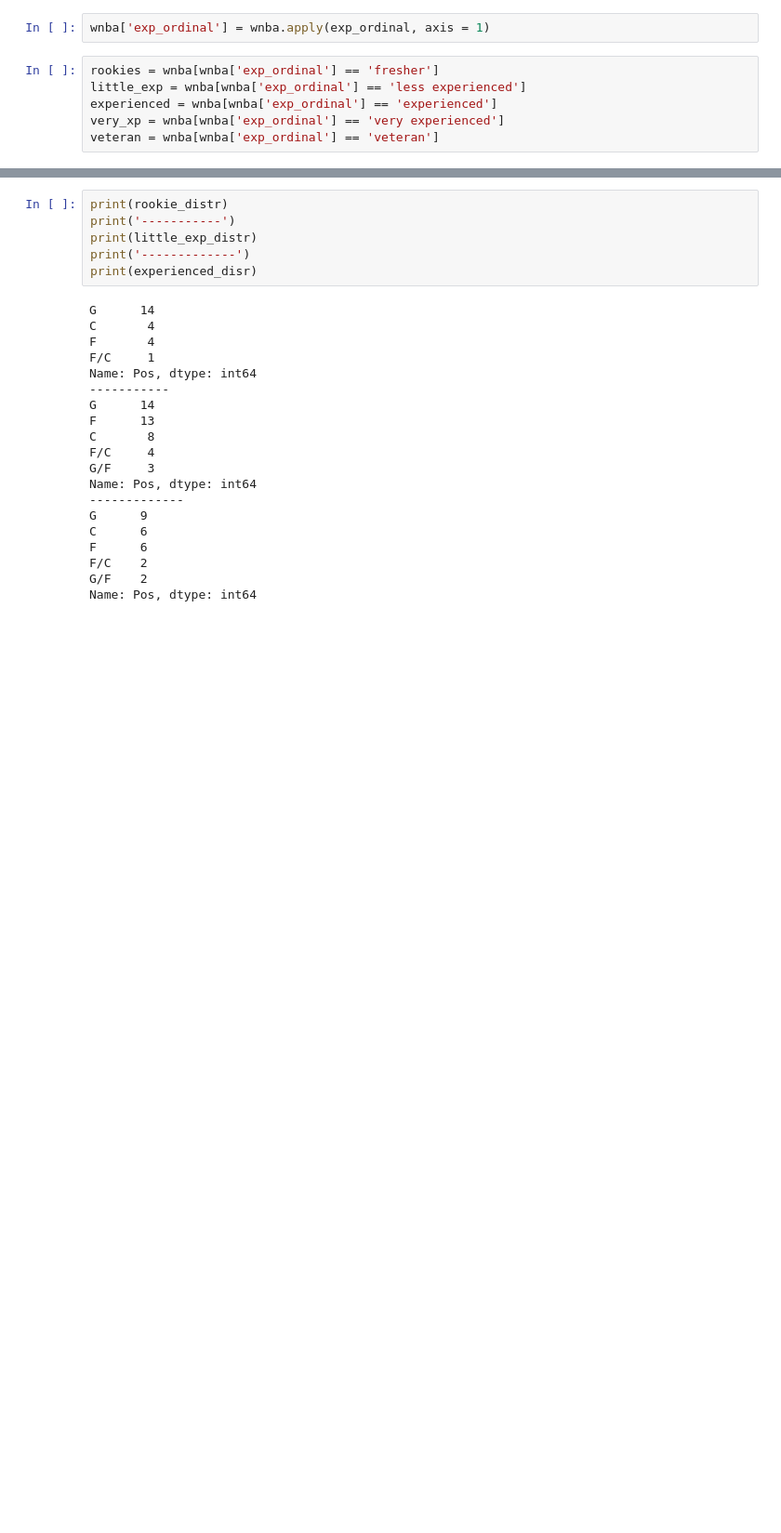
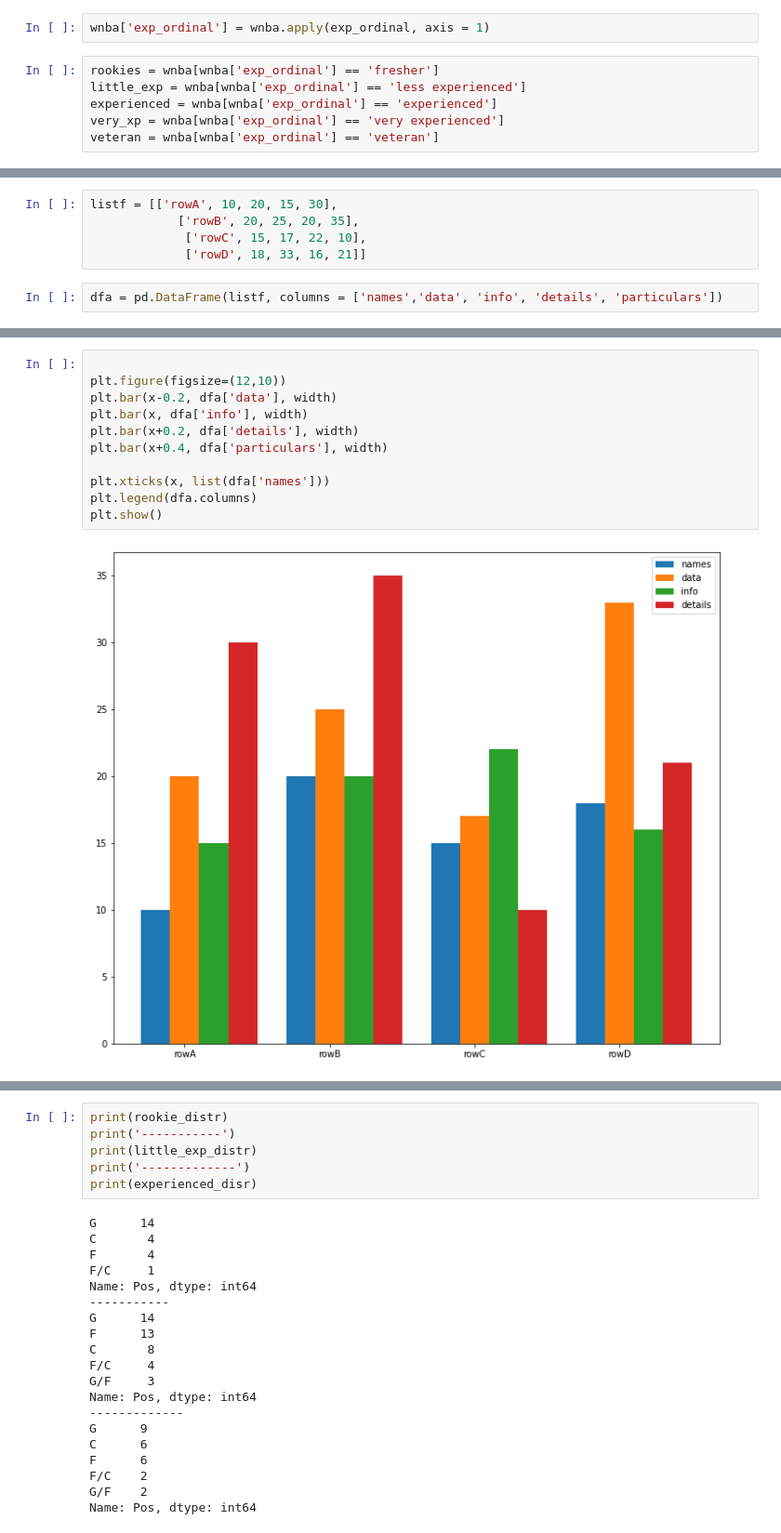
Before and after one commit to vaibhavj07/Data-Science, a Jupyter notebook: Machine Learning/stats_3_with_visualisation.ipynb, the cells around one changed output, grey strips where cells are left out. Shown: that part at 93% size. Drawn from its saved outputs; the diff is of its cells as text; blank space fills up the shorter version.

```diff
--- a/Machine Learning/stats_3_with_visualisation.ipynb
+++ b/Machine Learning/stats_3_with_visualisation.ipynb
@@ -503,0 +531,7 @@ veteran_distr = veteran['Pos'].value_counts()
+# %%
+listf = [['rowA', 10, 20, 15, 30],
+            ['rowB', 20, 25, 20, 35],
+             ['rowC', 15, 17, 22, 10],
+             ['rowD', 18, 33, 16, 21]]
+# %%
+dfa = pd.DataFrame(listf, columns = ['names','data', 'info', 'details', 'particulars'])
@@ -503,0 +554,13 @@ veteran_distr = veteran['Pos'].value_counts()
+# %%
+
+plt.figure(figsize=(12,10))
+plt.bar(x-0.2, dfa['data'], width)
+plt.bar(x, dfa['info'], width)
+plt.bar(x+0.2, dfa['details'], width)
+plt.bar(x+0.4, dfa['particulars'], width)
+
+plt.xticks(x, list(dfa['names']))
+plt.legend(dfa.columns)
+plt.show()
+# %% [output]
+[figure, added]
```
Also changed, not shown: parts of 13 cells of this notebook, 6 other files.
